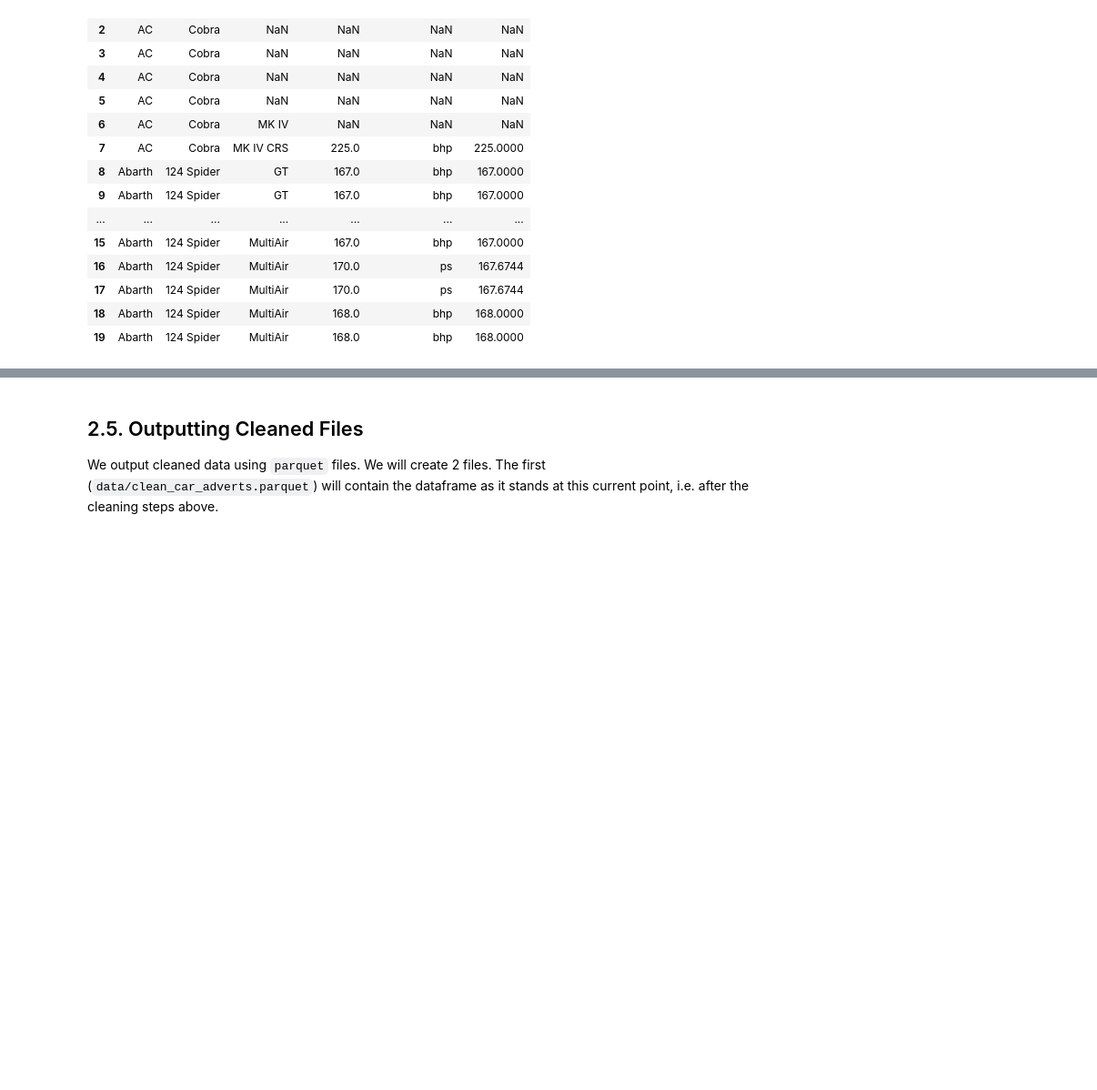
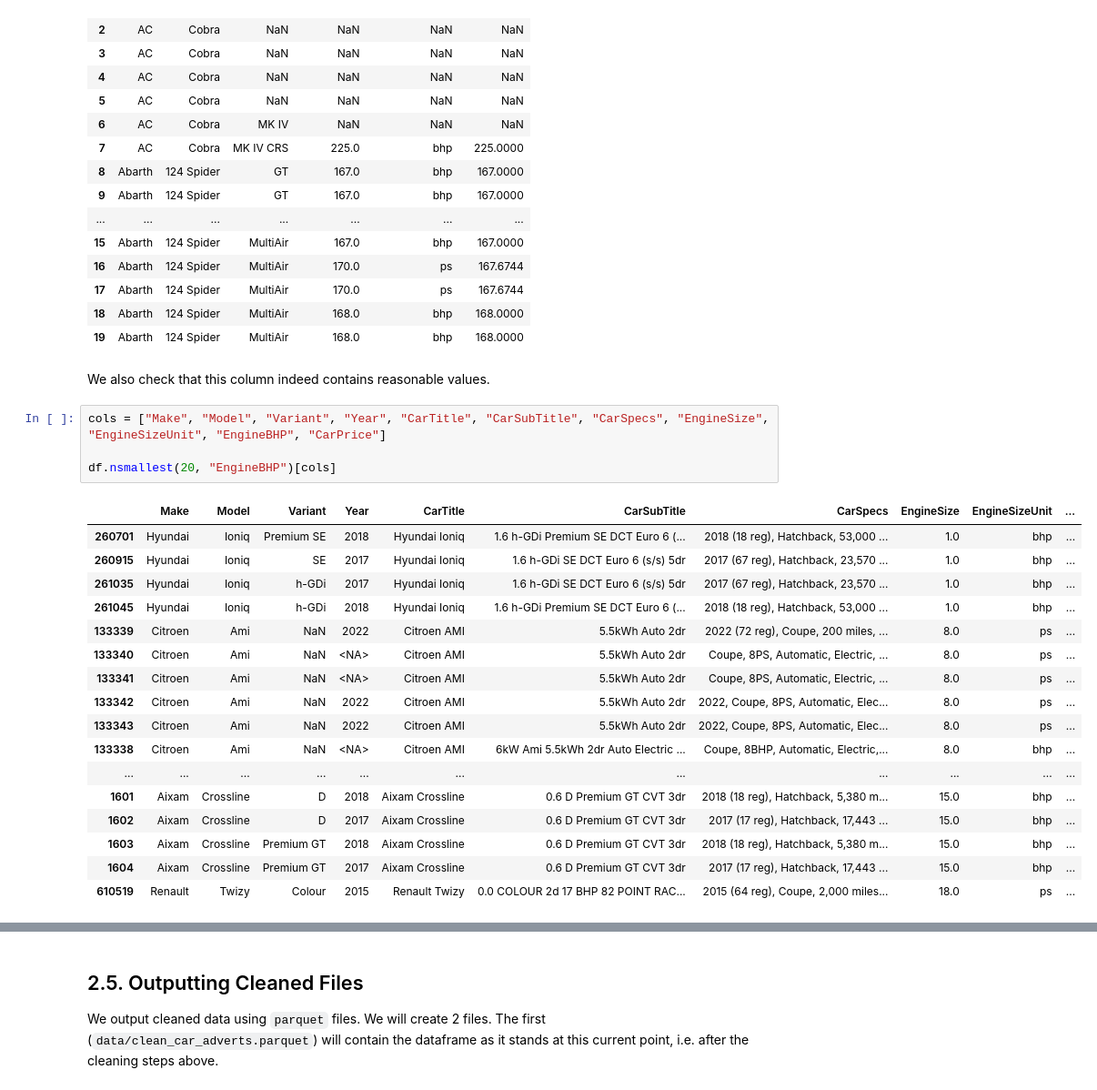
Before and after one commit to jenboc/used-car-price-prediction, a Jupyter notebook: notebooks/02_preparation.ipynb, the cells around one changed output, grey strips where cells are left out. Shown at 91% size. Cells and saved outputs as stored; diff of their text form; blank space fills up the shorter version.

```diff
--- a/notebooks/02_preparation.ipynb
+++ b/notebooks/02_preparation.ipynb
@@ -484,3 +516,27 @@ df[["Make", "Model", "Variant", "EngineSize", "EngineSizeUnit", "EngineBHP"]].he
 | 17 | Abarth | 124 Spider | MultiAir | 170.0 | ps | 167.6744 |
 | 18 | Abarth | 124 Spider | MultiAir | 168.0 | bhp | 168.0000 |
 | 19 | Abarth | 124 Spider | MultiAir | 168.0 | bhp | 168.0000 |
+# %% [markdown]
+We also check that this column indeed contains reasonable values.
+# %%
+cols = ["Make", "Model", "Variant", "Year", "CarTitle", "CarSubTitle", "CarSpecs", "EngineSize", "EngineSizeUnit", "EngineBHP", "CarPrice"]
+
+df.nsmallest(20, "EngineBHP")[cols]
+# %% [output]
+|  | Make | Model | Variant | Year | CarTitle | CarSubTitle | CarSpecs | EngineSize | EngineSizeUnit | ... |
+| 260701 | Hyundai | Ioniq | Premium SE | 2018 | Hyundai Ioniq | 1.6 h-GDi Premium SE DCT Euro 6 (... | 2018 (18 reg), Hatchback, 53,000 ... | 1.0 | bhp | ... |
+| 260915 | Hyundai | Ioniq | SE | 2017 | Hyundai Ioniq | 1.6 h-GDi SE DCT Euro 6 (s/s) 5dr | 2017 (67 reg), Hatchback, 23,570 ... | 1.0 | bhp | ... |
+| 261035 | Hyundai | Ioniq | h-GDi | 2017 | Hyundai Ioniq | 1.6 h-GDi SE DCT Euro 6 (s/s) 5dr | 2017 (67 reg), Hatchback, 23,570 ... | 1.0 | bhp | ... |
+| 261045 | Hyundai | Ioniq | h-GDi | 2018 | Hyundai Ioniq | 1.6 h-GDi Premium SE DCT Euro 6 (... | 2018 (18 reg), Hatchback, 53,000 ... | 1.0 | bhp | ... |
+| 133339 | Citroen | Ami | NaN | 2022 | Citroen AMI | 5.5kWh Auto 2dr | 2022 (72 reg), Coupe, 200 miles, ... | 8.0 | ps | ... |
+| 133340 | Citroen | Ami | NaN | <NA> | Citroen AMI | 5.5kWh Auto 2dr | Coupe, 8PS, Automatic, Electric, ... | 8.0 | ps | ... |
+| 133341 | Citroen | Ami | NaN | <NA> | Citroen AMI | 5.5kWh Auto 2dr | Coupe, 8PS, Automatic, Electric, ... | 8.0 | ps | ... |
+| 133342 | Citroen | Ami | NaN | 2022 | Citroen AMI | 5.5kWh Auto 2dr | 2022, Coupe, 8PS, Automatic, Elec... | 8.0 | ps | ... |
+| 133343 | Citroen | Ami | NaN | 2022 | Citroen AMI | 5.5kWh Auto 2dr | 2022, Coupe, 8PS, Automatic, Elec... | 8.0 | ps | ... |
+| 133338 | Citroen | Ami | NaN | <NA> | Citroen AMI | 6kW Ami 5.5kWh 2dr Auto Electric ... | Coupe, 8BHP, Automatic, Electric,... | 8.0 | bhp | ... |
+| ... | ... | ... | ... | ... | ... | ... | ... | ... | ... | ... |
+| 1601 | Aixam | Crossline | D | 2018 | Aixam Crossline | 0.6 D Premium GT CVT 3dr | 2018 (18 reg), Hatchback, 5,380 m... | 15.0 | bhp | ... |
+| 1602 | Aixam | Crossline | D | 2017 | Aixam Crossline | 0.6 D Premium GT CVT 3dr | 2017 (17 reg), Hatchback, 17,443 ... | 15.0 | bhp | ... |
+| 1603 | Aixam | Crossline | Premium GT | 2018 | Aixam Crossline | 0.6 D Premium GT CVT 3dr | 2018 (18 reg), Hatchback, 5,380 m... | 15.0 | bhp | ... |
+| 1604 | Aixam | Crossline | Premium GT | 2017 | Aixam Crossline | 0.6 D Premium GT CVT 3dr | 2017 (17 reg), Hatchback, 17,443 ... | 15.0 | bhp | ... |
+| 610519 | Renault | Twizy | Colour | 2015 | Renault Twizy | 0.0 COLOUR 2d 17 BHP 82 POINT RAC... | 2015 (64 reg), Coupe, 2,000 miles... | 18.0 | ps | ... |
```
Also changed, not shown: parts of 22 cells of this notebook, 1 other file.
